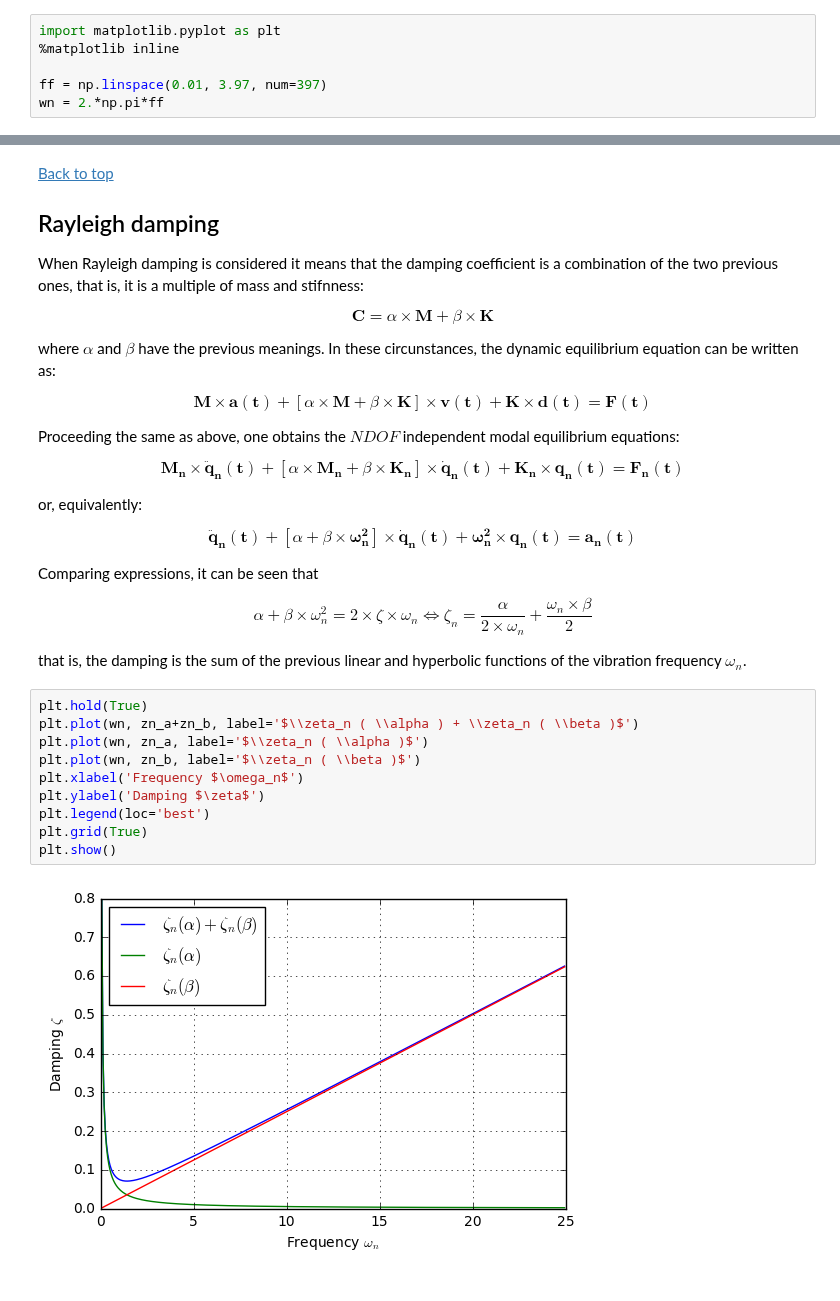
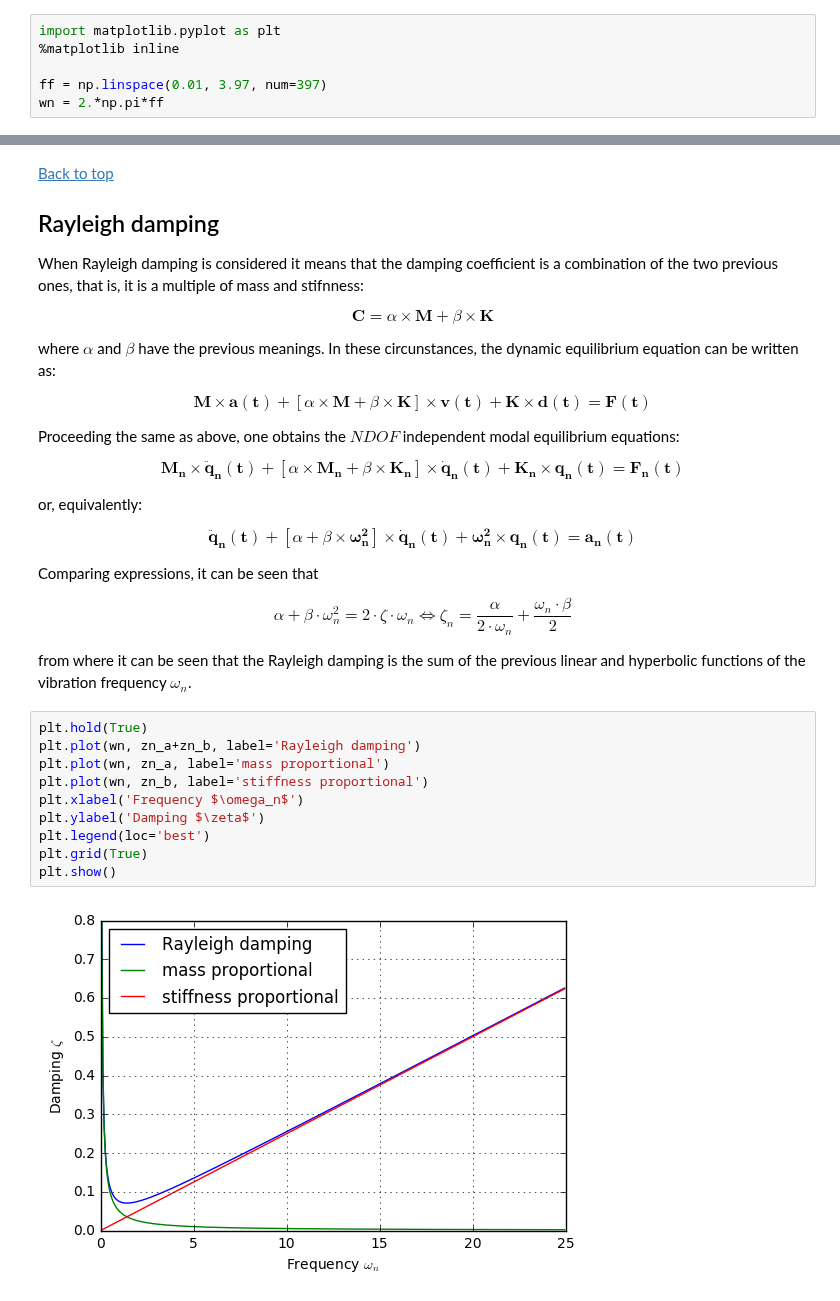
Before and after one commit to pxcandeias/py-notebooks, a Jupyter notebook: Rayleigh_damping.ipynb, the cells around one changed output, grey strips where cells are left out. Drawn from its saved outputs; the diff is of its cells as text.

```diff
--- a/Rayleigh_damping.ipynb
+++ b/Rayleigh_damping.ipynb
@@ -240,19 +256,19 @@ or, equivalently:
 Comparing expressions, it can be seen that
 
 \begin{equation}
-\alpha + \beta \times \omega_n^2 = 2 \times \zeta \times \omega_n \Leftrightarrow \zeta_n = \frac{\alpha}{2 \times \omega_n} + \frac{\omega_n \times \beta}{2}
+\alpha + \beta \cdot \omega_n^2 = 2 \cdot \zeta \cdot \omega_n \Leftrightarrow \zeta_n = \frac{\alpha}{2 \cdot \omega_n} + \frac{\omega_n \cdot \beta}{2}
 \end{equation}
 
-that is, the damping is the sum of the previous linear and hyperbolic functions of the vibration frequency $\omega_n$.
+from where it can be seen that the Rayleigh damping is the sum of the previous linear and hyperbolic functions of the vibration frequency $\omega_n$.
 # %%
 plt.hold(True)
-plt.plot(wn, zn_a+zn_b, label='$\\zeta_n ( \\alpha ) + \\zeta_n ( \\beta )$')
-plt.plot(wn, zn_a, label='$\\zeta_n ( \\alpha )$')
-plt.plot(wn, zn_b, label='$\\zeta_n ( \\beta )$')
+plt.plot(wn, zn_a+zn_b, label='Rayleigh damping')
+plt.plot(wn, zn_a, label='mass proportional')
+plt.plot(wn, zn_b, label='stiffness proportional')
 plt.xlabel('Frequency $\omega_n$')
 plt.ylabel('Damping $\zeta$')
 plt.legend(loc='best')
 plt.grid(True)
 plt.show()
 # %% [output]
-[figure, old version]
+[figure, new version]
```
Also changed, not shown: parts of 11 cells of this notebook.
